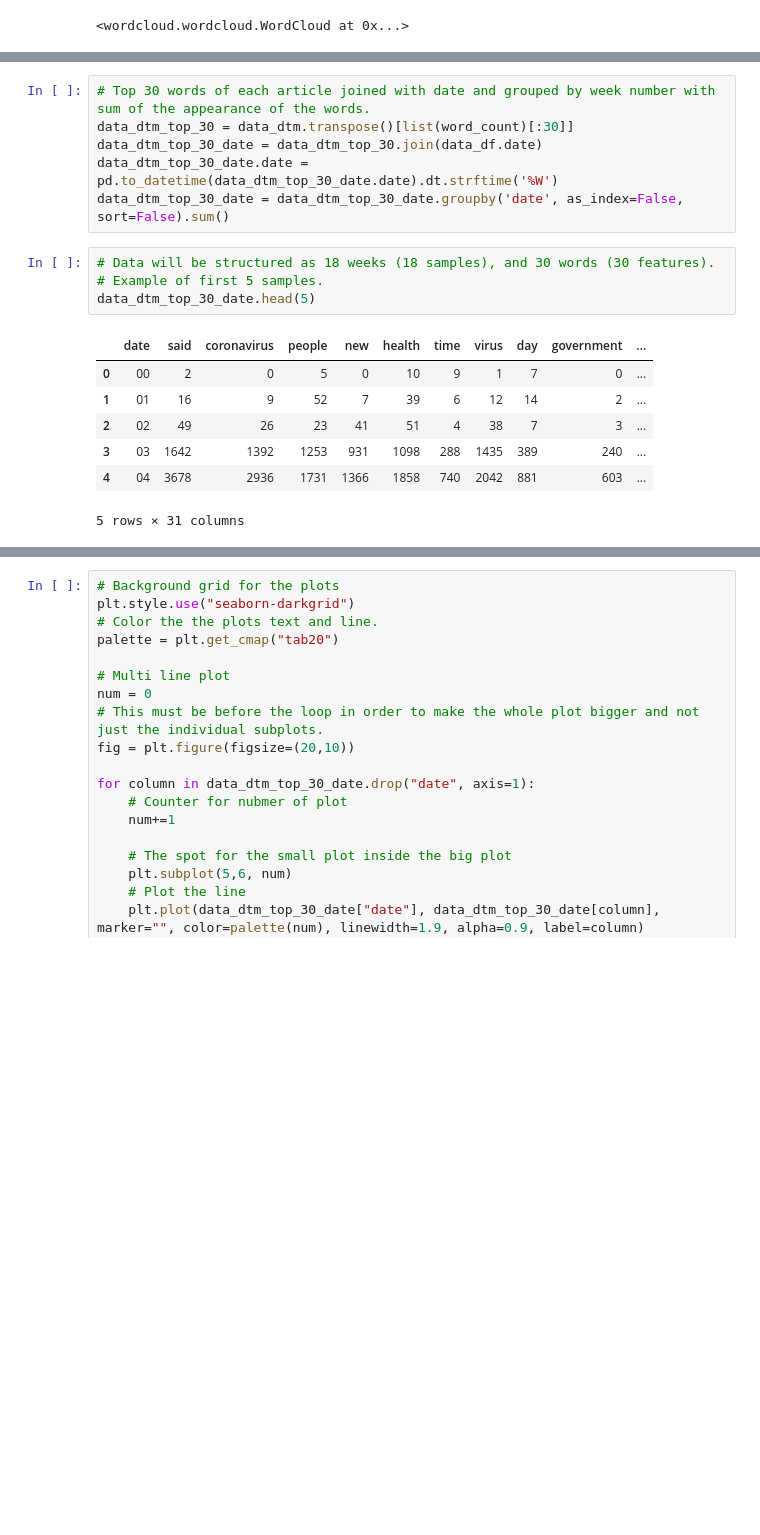
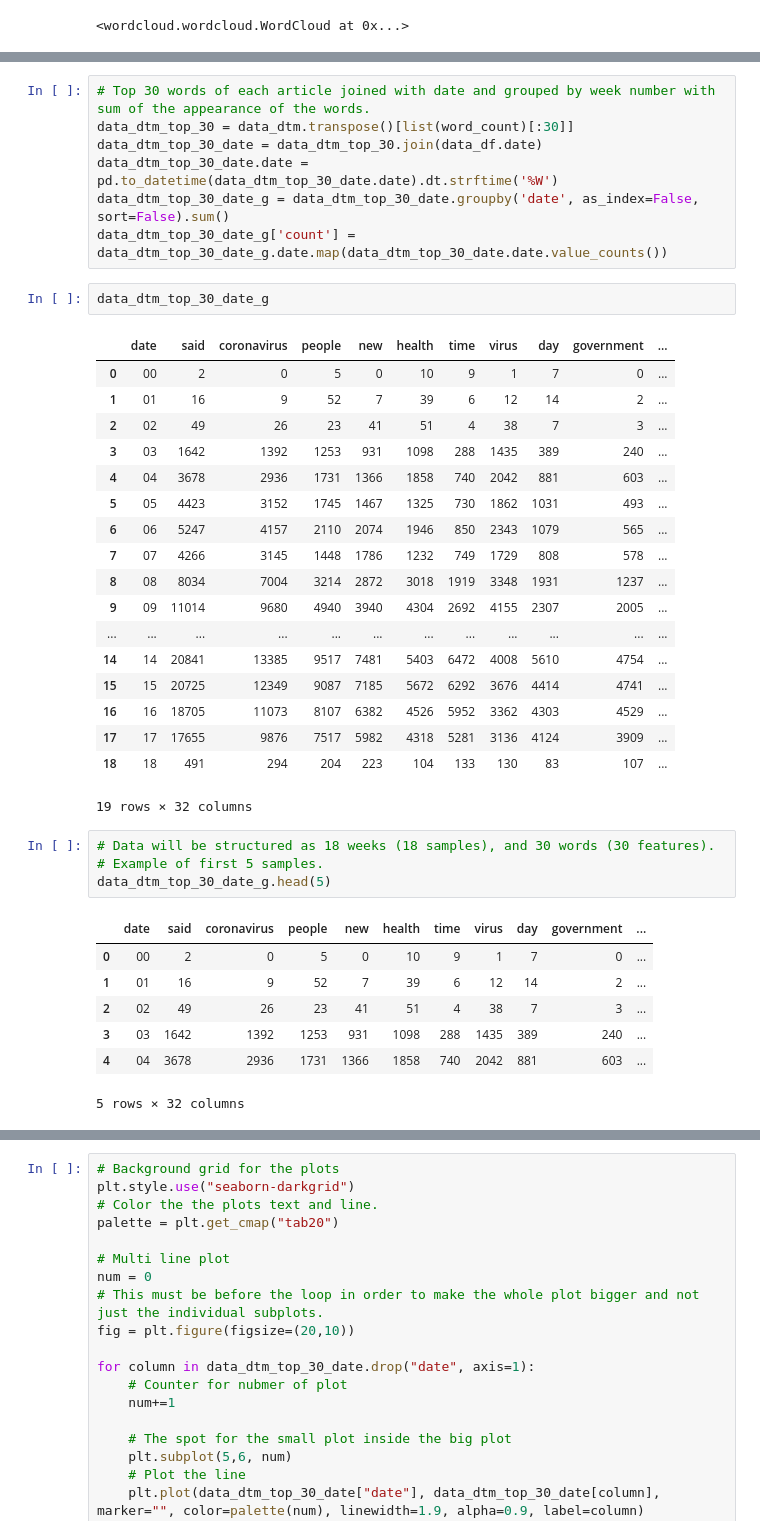
Before and after one commit to miguel2650/covid-19-research, a Jupyter notebook: 2-data-analysis.ipynb, the cells around one changed output, grey strips where cells are left out. Saved outputs shown, nothing was run; the diff lists cells and outputs as text; blank space fills up the shorter version.

```diff
--- a/2-data-analysis.ipynb
+++ b/2-data-analysis.ipynb
@@ -121,11 +107,33 @@ cloud.to_file("word_cloud.png")
 data_dtm_top_30 = data_dtm.transpose()[list(word_count)[:30]]
 data_dtm_top_30_date = data_dtm_top_30.join(data_df.date)
 data_dtm_top_30_date.date = pd.to_datetime(data_dtm_top_30_date.date).dt.strftime('%W')
-data_dtm_top_30_date = data_dtm_top_30_date.groupby('date', as_index=False, sort=False).sum()
+data_dtm_top_30_date_g = data_dtm_top_30_date.groupby('date', as_index=False, sort=False).sum()
+data_dtm_top_30_date_g['count'] = data_dtm_top_30_date_g.date.map(data_dtm_top_30_date.date.value_counts())
+# %%
+data_dtm_top_30_date_g
+# %% [output]
+|  | date | said | coronavirus | people | new | health | time | virus | day | government | ... |
+| 0 | 00 | 2 | 0 | 5 | 0 | 10 | 9 | 1 | 7 | 0 | ... |
+| 1 | 01 | 16 | 9 | 52 | 7 | 39 | 6 | 12 | 14 | 2 | ... |
+| 2 | 02 | 49 | 26 | 23 | 41 | 51 | 4 | 38 | 7 | 3 | ... |
+| 3 | 03 | 1642 | 1392 | 1253 | 931 | 1098 | 288 | 1435 | 389 | 240 | ... |
+| 4 | 04 | 3678 | 2936 | 1731 | 1366 | 1858 | 740 | 2042 | 881 | 603 | ... |
+| 5 | 05 | 4423 | 3152 | 1745 | 1467 | 1325 | 730 | 1862 | 1031 | 493 | ... |
+| 6 | 06 | 5247 | 4157 | 2110 | 2074 | 1946 | 850 | 2343 | 1079 | 565 | ... |
+| 7 | 07 | 4266 | 3145 | 1448 | 1786 | 1232 | 749 | 1729 | 808 | 578 | ... |
+| 8 | 08 | 8034 | 7004 | 3214 | 2872 | 3018 | 1919 | 3348 | 1931 | 1237 | ... |
+| 9 | 09 | 11014 | 9680 | 4940 | 3940 | 4304 | 2692 | 4155 | 2307 | 2005 | ... |
+| ... | ... | ... | ... | ... | ... | ... | ... | ... | ... | ... | ... |
+| 14 | 14 | 20841 | 13385 | 9517 | 7481 | 5403 | 6472 | 4008 | 5610 | 4754 | ... |
+| 15 | 15 | 20725 | 12349 | 9087 | 7185 | 5672 | 6292 | 3676 | 4414 | 4741 | ... |
+| 16 | 16 | 18705 | 11073 | 8107 | 6382 | 4526 | 5952 | 3362 | 4303 | 4529 | ... |
+| 17 | 17 | 17655 | 9876 | 7517 | 5982 | 4318 | 5281 | 3136 | 4124 | 3909 | ... |
+| 18 | 18 | 491 | 294 | 204 | 223 | 104 | 133 | 130 | 83 | 107 | ... |
+19 rows × 32 columns
 # %%
 # Data will be structured as 18 weeks (18 samples), and 30 words (30 features).
 # Example of first 5 samples.
-data_dtm_top_30_date.head(5)
+data_dtm_top_30_date_g.head(5)
 # %% [output]
 |  | date | said | coronavirus | people | new | health | time | virus | day | government | ... |
 | 0 | 00 | 2 | 0 | 5 | 0 | 10 | 9 | 1 | 7 | 0 | ... |
@@ -133,4 +141,4 @@ data_dtm_top_30_date.head(5)
 | 2 | 02 | 49 | 26 | 23 | 41 | 51 | 4 | 38 | 7 | 3 | ... |
 | 3 | 03 | 1642 | 1392 | 1253 | 931 | 1098 | 288 | 1435 | 389 | 240 | ... |
 | 4 | 04 | 3678 | 2936 | 1731 | 1366 | 1858 | 740 | 2042 | 881 | 603 | ... |
-5 rows × 31 columns
+5 rows × 32 columns
```
Also changed, not shown: parts of 3 cells of this notebook, 3 other files.
